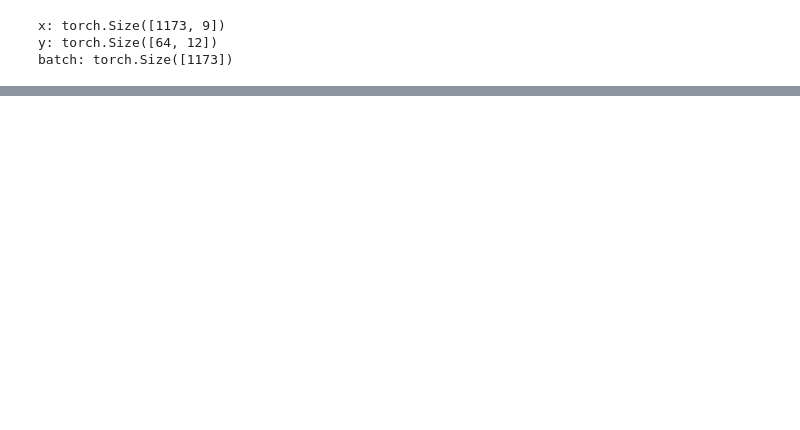
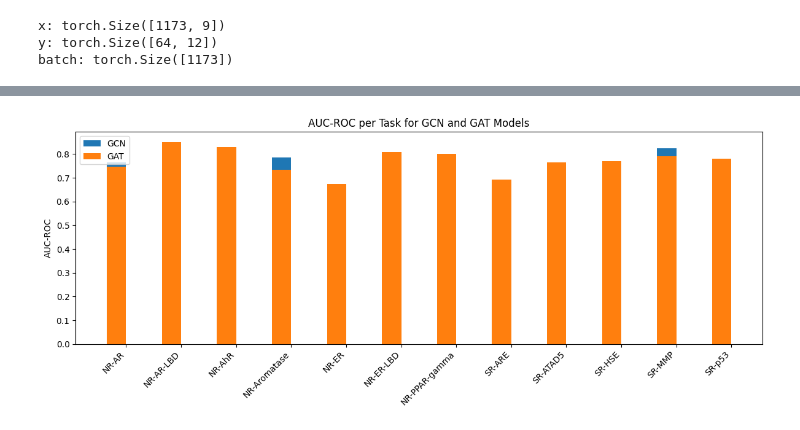
Before and after one commit to goIsaiah/ToxicityPredictor, a Jupyter notebook: ToxicityPredictor_GNNs.ipynb, the cells around one changed output, grey strips where cells are left out. Saved outputs shown, nothing was run; the diff lists cells and outputs as text; code cells hidden in the pictures; blank space fills up the shorter version.

Commit message:
Plots are finished, need to fix the molecule visualization

```diff
--- a/ToxicityPredictor_GNNs.ipynb
+++ b/ToxicityPredictor_GNNs.ipynb
@@ -464,0 +458,18 @@ batch: torch.Size([1173])
+# %%
+import matplotlib.pyplot as plt
+import numpy as np
+
+plt.figure(figsize=(12,5))
+x = np.arange(len(roc_df))
+width = 0.35
+plt.bar(x - width/2, roc_df['GCN AUC-ROC'], width, label='GCN')
+plt.bar(x - width/2, roc_df['GAT AUC-ROC'], width, label='GAT')
+
+plt.xticks(x, roc_df['Task'], rotation=45, ha='right')
+plt.ylabel('AUC-ROC')
+plt.title('AUC-ROC per Task for GCN and GAT Models')
+plt.legend()
+plt.tight_layout()
+plt.show()
+# %% [output]
+[figure, added]
```
Also changed, not shown: parts of 15 cells of this notebook, 2 other files.
